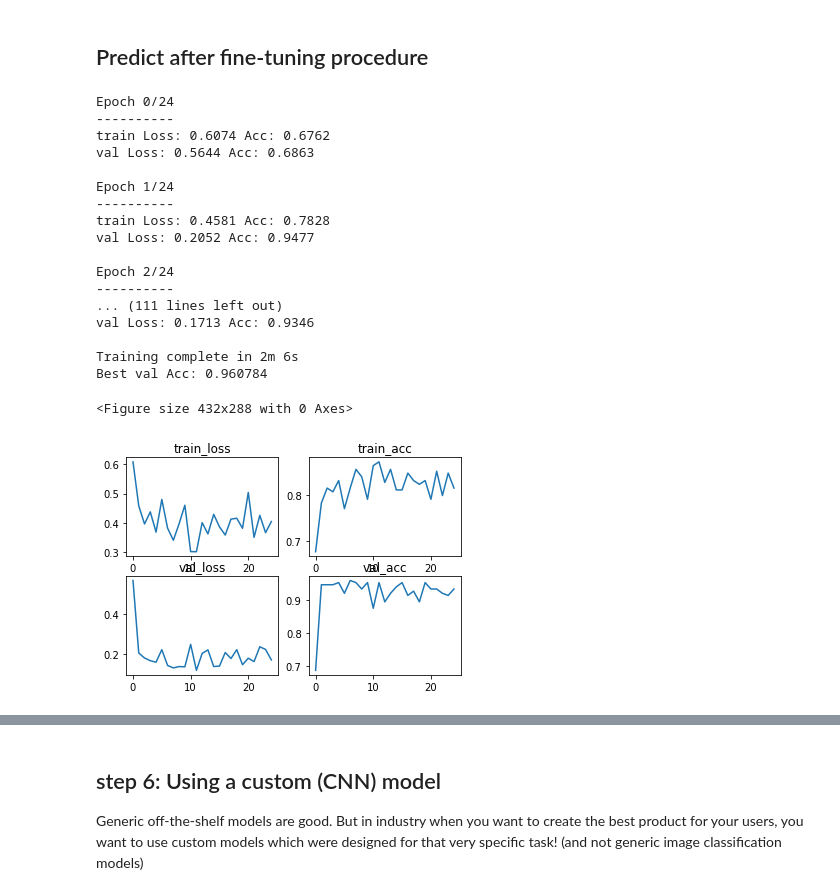
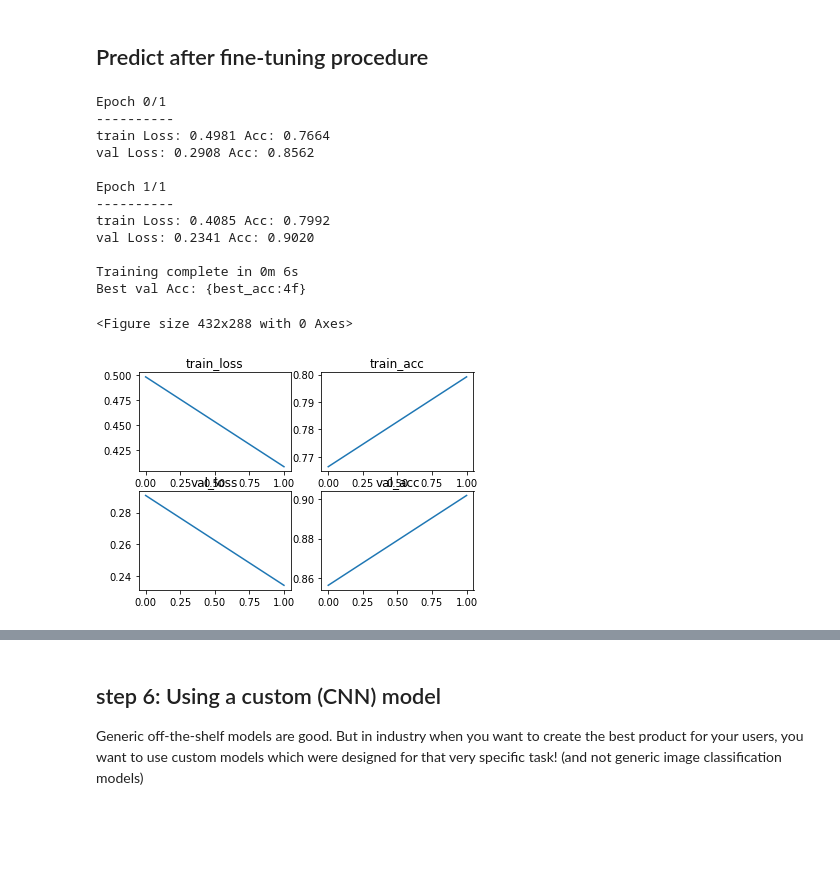
Before and after one commit to Petlja/PSIML, a Jupyter notebook: workshops/CNNs/CNN_WS.ipynb, the cells around one changed output, grey strips where cells are left out. Drawn from its saved outputs; the diff is of its cells as text; code cells hidden in the pictures; blank space fills up the shorter version.

```diff
--- a/workshops/CNNs/CNN_WS.ipynb
+++ b/workshops/CNNs/CNN_WS.ipynb
@@ -304,15 +318,12 @@ We'll be using this loss function (**cross entropy**) for classification:
 
 **Arxiv and GitHub are your good friends!**
 # %%
-# todo: open https://github.com/pytorch/vision/blob/master/torchvision/models/resnet.py to understand why fc
-# todo: open https://arxiv.org/pdf/1512.03385.pdf <- originally used SGD we'll stick with Adam, why?
-
-# todo: add model images and loss
-
-# todo: first try off-the-shelf models without any training than with fine-tuning and than custom
+#
+# First just run this cell
+#
 
 SUPPORTED_MODELS = ['resnet18', 'vgg16', 'mnetv2']
-model_name = SUPPORTED_MODELS[1]
+model_name = SUPPORTED_MODELS[0]
 
 if model_name == SUPPORTED_MODELS[0]:
     model = torchvision.models.resnet18(pretrained=True)
@@ -330,28 +341,35 @@ for param in model.parameters():
     param.requires_grad = False
 
 # Parameters of newly constructed modules have requires_grad=True by default
-# todo: use PyTorch's GitHub to figure out how to modify the model output layers
 finetuned_model = copy.deepcopy(model)
 if model_name == SUPPORTED_MODELS[0]:
+    #
+    # todo: (#5) open https://github.com/pytorch/vision/blob/master/torchvision/models/resnet.py to understand why fc
+    #
     num_ftrs = finetuned_model.fc.in_features
     finetuned_model.fc = nn.Linear(num_ftrs, 2)
 elif model_name == SUPPORTED_MODELS[1]:
-    # todo: erase this before the workshop I expect them to be able to figure this out
-    # print(len(model.classifier), type(model.classifier), type(model.classifier[6]), model.classifier[6].in_features)
-    num_ftrs = finetuned_model.classifier[6].in_features
-    finetuned_model.classifier[6] = nn.Linear(num_ftrs, 2)
+    # todo: (#6) modify model so as to have fully-connected layer at it's output for binary classification
+    print('to implement.')
 elif model_name == SUPPORTED_MODELS[2]:
-    num_ftrs = finetuned_model.classifier[1].in_features
-    finetuned_model.classifier[1] = nn.Linear(num_ftrs, 2)
+    # todo: (#7) modify model so as to have fully-connected layer at it's output for binary classification
+    print('to implement.')
 
 print(f"Num of params after freezing: {count_parameters(finetuned_model)}")
 
 model = model.to(device)
 finetuned_model = finetuned_model.to(device)  # place the model onto the GPU (you hopefully have one)
 
+#
+# todo: (#8) whats the biggest model of the 3?
+#
+
 # loss function - this pretty much defines the model
 criterion = nn.CrossEntropyLoss()
 
+#
+# todo: (#9) open https://arxiv.org/pdf/1512.03385.pdf <- originally used SGD we'll stick with Adam, why?
+#
 # We optimize only the trainable params
 optimizer = optim.Adam(filter(lambda p: p.requires_grad, finetuned_model.parameters()))
 # %% [output]
@@ -369,37 +387,36 @@ IndexError: list index out of range
 Predict after fine-tuning procedure
 -----
 # %%
+#
+# Run the cell to start training your model
+#
+
 def display_metrics_charts(metrics):
     plt.subplots_adjust(wspace=1, hspace=1)
     fig, ax = plt.subplots(nrows=2, ncols=2)
     keys = list(metrics.keys())
     cnt = 0
     for row in ax:
         for col in row:
             col.set_title(keys[cnt])
             col.plot(metrics[keys[cnt]])
             cnt += 1
 
-finetuned_model, metrics = train_model(finetuned_model, criterion, optimizer, num_epochs=25)
+finetuned_model, metrics = train_model(finetuned_model, criterion, optimizer, num_epochs=2)
 
 display_metrics_charts(metrics)
 # %% [output]
-Epoch 0/24
+Epoch 0/1
 ----------
-train Loss: 0.6074 Acc: 0.6762
-val Loss: 0.5644 Acc: 0.6863
+train Loss: 0.4981 Acc: 0.7664
+val Loss: 0.2908 Acc: 0.8562
 
-Epoch 1/24
+Epoch 1/1
 ----------
-train Loss: 0.4581 Acc: 0.7828
-val Loss: 0.2052 Acc: 0.9477
+train Loss: 0.4085 Acc: 0.7992
+val Loss: 0.2341 Acc: 0.9020
 
-Epoch 2/24
-----------
-... (111 lines left out)
-val Loss: 0.1713 Acc: 0.9346
-
-Training complete in 2m 6s
-Best val Acc: 0.960784
+Training complete in 0m 6s
+Best val Acc: {best_acc:4f}
 <Figure size 432x288 with 0 Axes>
-[figure, old version]
+[figure, new version]
```
Also changed, not shown: parts of 10 cells of this notebook.
